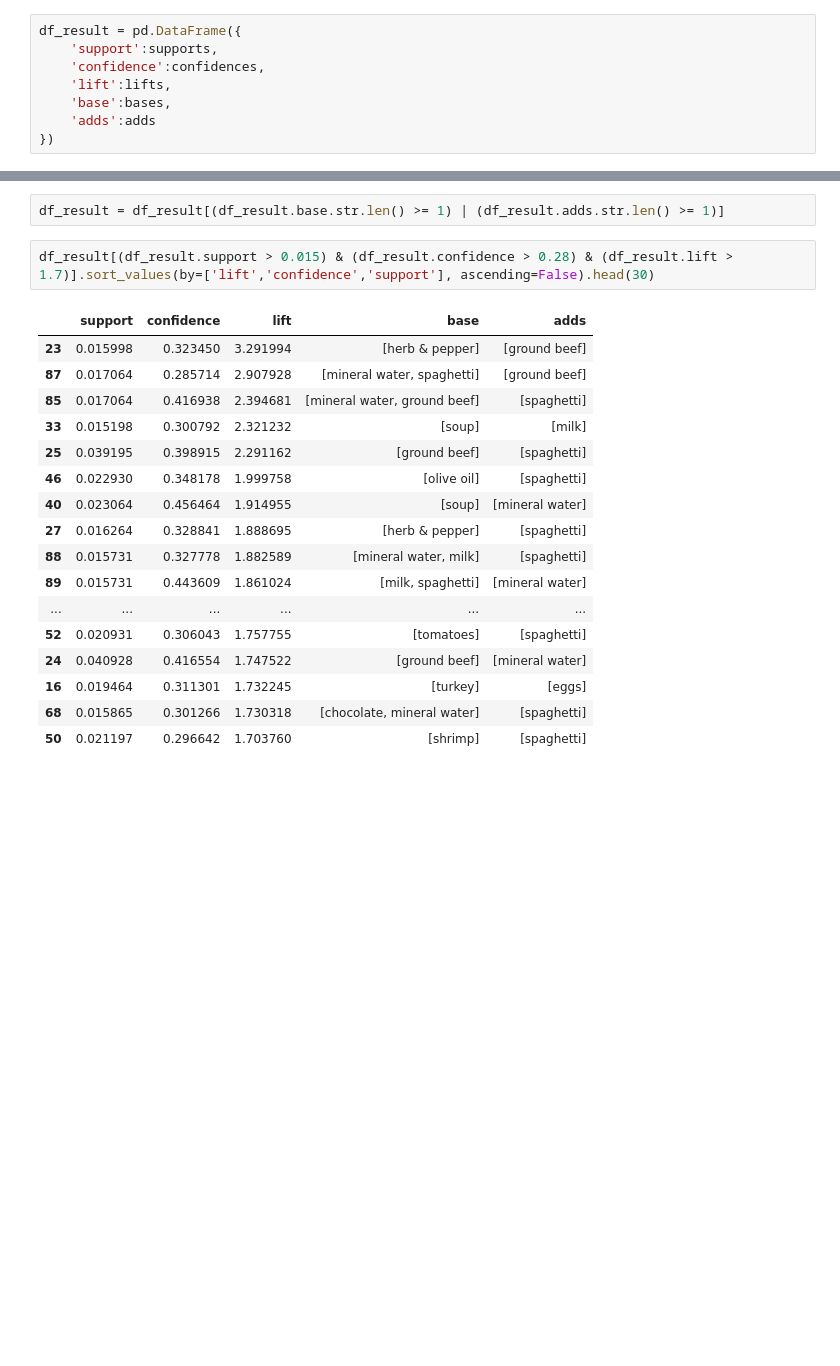
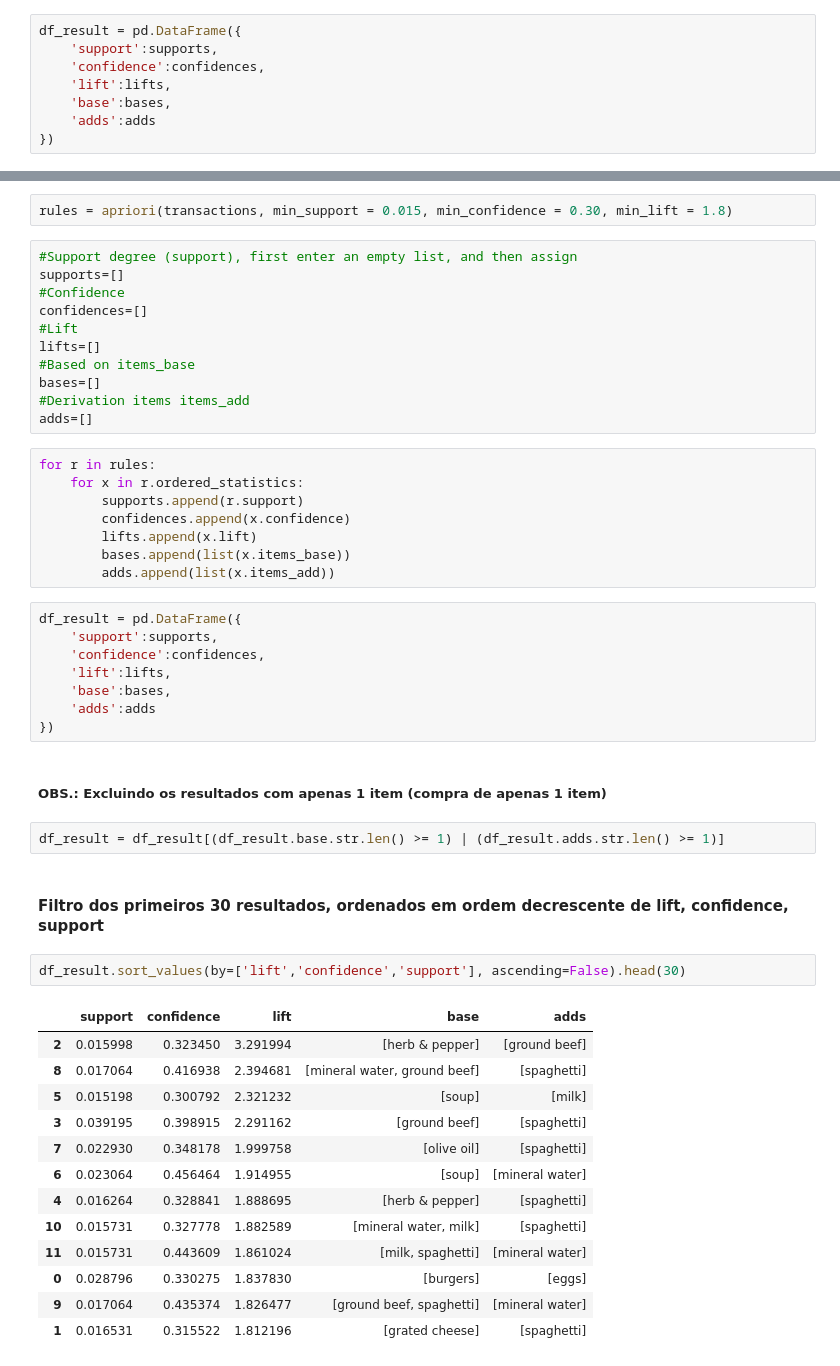
Before and after one commit to joaopaulopbjp/regras_associacao, a Jupyter notebook: Apriori_regras_associacao.ipynb, the cells around one changed output, grey strips where cells are left out. Saved outputs shown, nothing was run; the diff lists cells and outputs as text; blank space fills up the shorter version.

```diff
--- a/Apriori_regras_associacao.ipynb
+++ b/Apriori_regras_associacao.ipynb
@@ -103,22 +156,51 @@ df_result.head()
+# %%
+rules = apriori(transactions, min_support = 0.015, min_confidence = 0.30, min_lift = 1.8)
+# %%
+#Support degree (support), first enter an empty list, and then assign
+supports=[]
+#Confidence
+confidences=[]
+#Lift
+lifts=[]
+#Based on items_base
+bases=[]
+#Derivation items items_add
+adds=[]
+# %%
+for r in rules:
+    for x in r.ordered_statistics:
+        supports.append(r.support)
+        confidences.append(x.confidence)
+        lifts.append(x.lift)
+        bases.append(list(x.items_base))
+        adds.append(list(x.items_add))
+# %%
+df_result = pd.DataFrame({
+    'support':supports,
+    'confidence':confidences,
+    'lift':lifts,
+    'base':bases,
+    'adds':adds
+})
+# %% [markdown]
+##### OBS.: Excluindo os resultados com apenas 1 item (compra de apenas 1 item)
 # %%
 df_result = df_result[(df_result.base.str.len() >= 1) | (df_result.adds.str.len() >= 1)]
+# %% [markdown]
+#### Filtro dos primeiros 30 resultados, ordenados em ordem decrescente de lift, confidence, support
 # %%
-df_result[(df_result.support > 0.015) & (df_result.confidence > 0.28) & (df_result.lift > 1.7)].sort_values(by=['lift','confidence','support'], ascending=False).head(30)
+df_result.sort_values(by=['lift','confidence','support'], ascending=False).head(30)
 # %% [output]
 |  | support | confidence | lift | base | adds |
-| 23 | 0.015998 | 0.323450 | 3.291994 | [herb & pepper] | [ground beef] |
-| 87 | 0.017064 | 0.285714 | 2.907928 | [mineral water, spaghetti] | [ground beef] |
-| 85 | 0.017064 | 0.416938 | 2.394681 | [mineral water, ground beef] | [spaghetti] |
-| 33 | 0.015198 | 0.300792 | 2.321232 | [soup] | [milk] |
-| 25 | 0.039195 | 0.398915 | 2.291162 | [ground beef] | [spaghetti] |
-| 46 | 0.022930 | 0.348178 | 1.999758 | [olive oil] | [spaghetti] |
-| 40 | 0.023064 | 0.456464 | 1.914955 | [soup] | [mineral water] |
-| 27 | 0.016264 | 0.328841 | 1.888695 | [herb & pepper] | [spaghetti] |
-| 88 | 0.015731 | 0.327778 | 1.882589 | [mineral water, milk] | [spaghetti] |
-| 89 | 0.015731 | 0.443609 | 1.861024 | [milk, spaghetti] | [mineral water] |
-| ... | ... | ... | ... | ... | ... |
-| 52 | 0.020931 | 0.306043 | 1.757755 | [tomatoes] | [spaghetti] |
-| 24 | 0.040928 | 0.416554 | 1.747522 | [ground beef] | [mineral water] |
-| 16 | 0.019464 | 0.311301 | 1.732245 | [turkey] | [eggs] |
-| 68 | 0.015865 | 0.301266 | 1.730318 | [chocolate, mineral water] | [spaghetti] |
-| 50 | 0.021197 | 0.296642 | 1.703760 | [shrimp] | [spaghetti] |
+| 2 | 0.015998 | 0.323450 | 3.291994 | [herb & pepper] | [ground beef] |
+| 8 | 0.017064 | 0.416938 | 2.394681 | [mineral water, ground beef] | [spaghetti] |
+| 5 | 0.015198 | 0.300792 | 2.321232 | [soup] | [milk] |
+| 3 | 0.039195 | 0.398915 | 2.291162 | [ground beef] | [spaghetti] |
+| 7 | 0.022930 | 0.348178 | 1.999758 | [olive oil] | [spaghetti] |
+| 6 | 0.023064 | 0.456464 | 1.914955 | [soup] | [mineral water] |
+| 4 | 0.016264 | 0.328841 | 1.888695 | [herb & pepper] | [spaghetti] |
+| 10 | 0.015731 | 0.327778 | 1.882589 | [mineral water, milk] | [spaghetti] |
+| 11 | 0.015731 | 0.443609 | 1.861024 | [milk, spaghetti] | [mineral water] |
+| 0 | 0.028796 | 0.330275 | 1.837830 | [burgers] | [eggs] |
+| 9 | 0.017064 | 0.435374 | 1.826477 | [ground beef, spaghetti] | [mineral water] |
+| 1 | 0.016531 | 0.315522 | 1.812196 | [grated cheese] | [spaghetti] |
```
Also changed, not shown: parts of 19 cells of this notebook.
